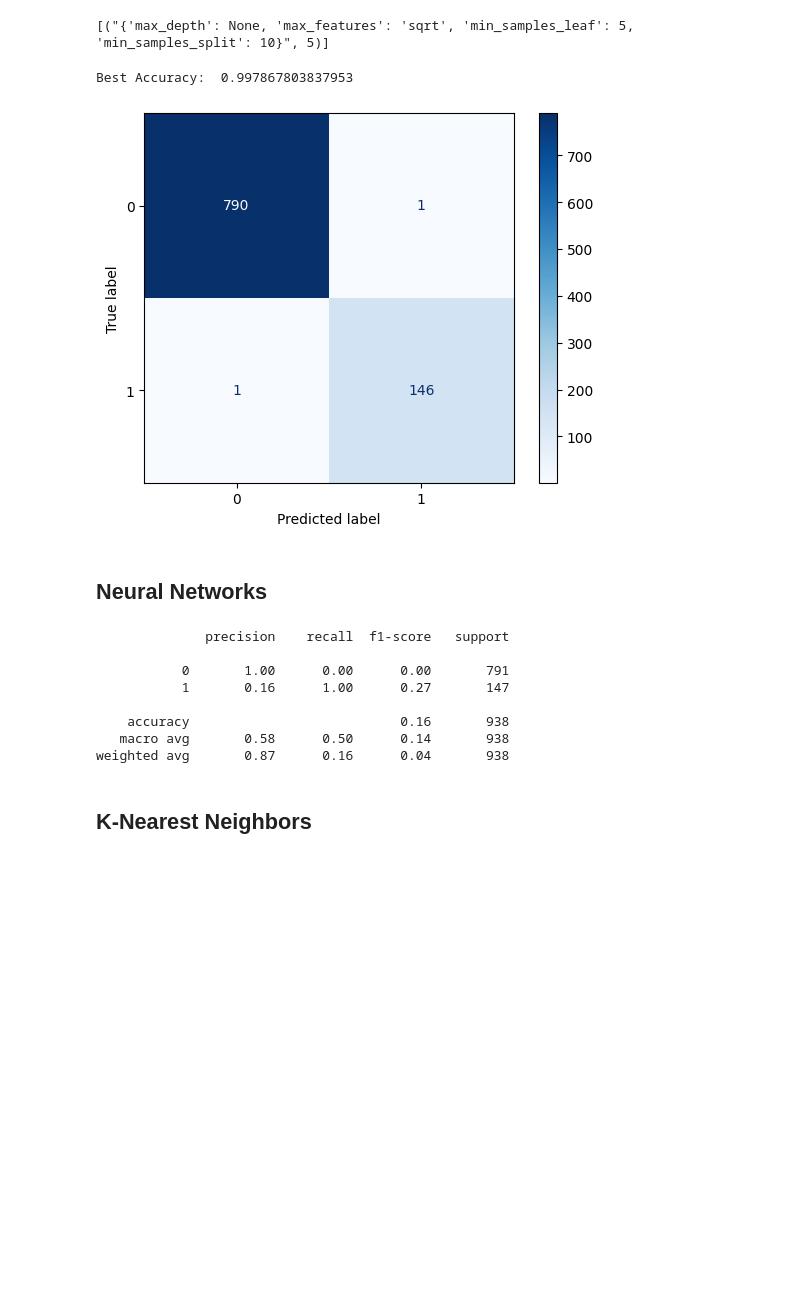
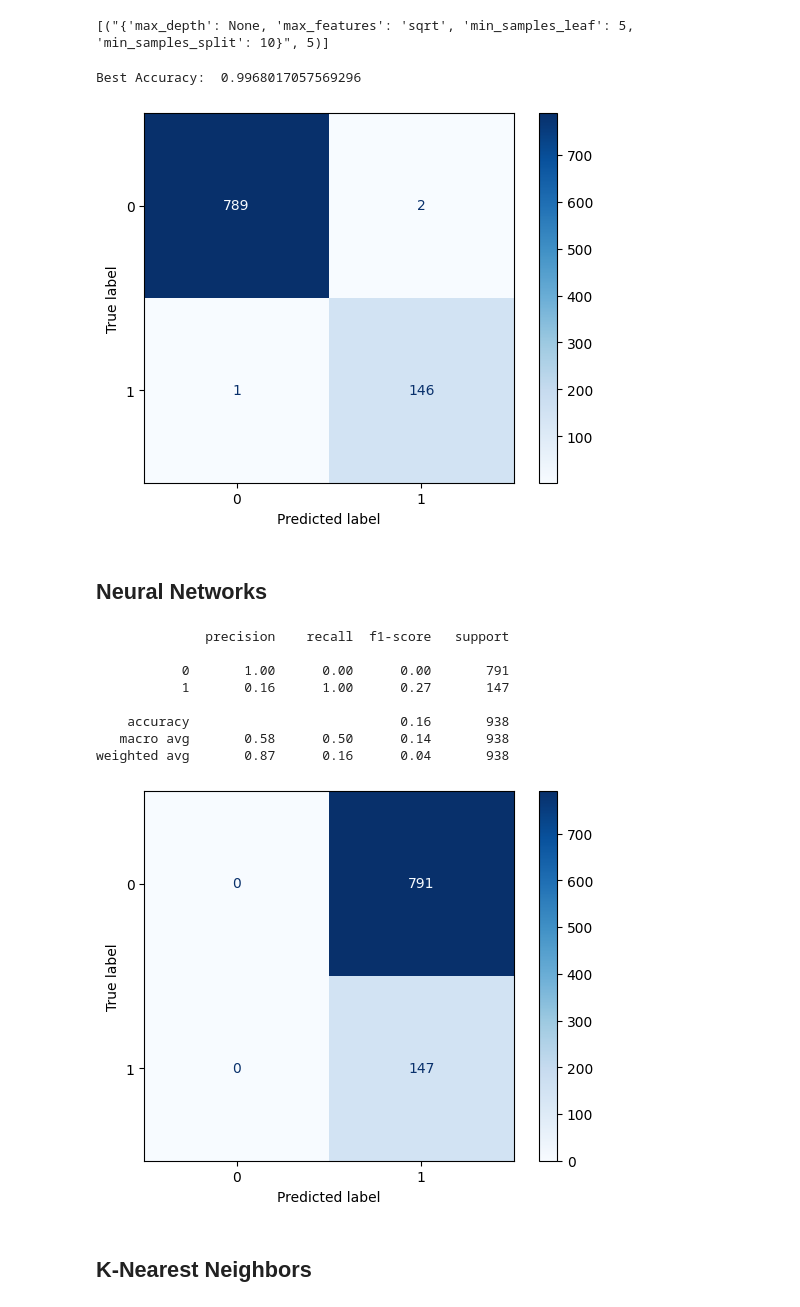
Before and after one commit to Monsterdied/AI, a Jupyter notebook: proj2/Nasa_Asteroids.ipynb, the cells around one changed output. Cells and saved outputs as stored; diff of their text form; code cells hidden in the pictures; blank space fills up the shorter version.

```diff
--- a/proj2/Nasa_Asteroids.ipynb
+++ b/proj2/Nasa_Asteroids.ipynb
@@ -467,7 +467,7 @@ best_accuracy = 0
 best_model = None
 best_predictions = None
 
-for _ in range(50):
+for _ in range(100):
     X_train, X_test, y_train, y_test = train_test_split(X, y, test_size=0.2, random_state=42)
 
     clf = DecisionTreeClassifier(max_features='sqrt', min_samples_leaf=5, min_samples_split=10)
@@ -490,35 +490,46 @@ disp = ConfusionMatrixDisplay(confusion_matrix=cm, display_labels=best_model.cla
 disp.plot(cmap=plt.cm.Blues)
 plt.show()
 # %% [output]
-Best Accuracy:  0.997867803837953
+Best Accuracy:  0.9968017057569296
 [figure]
 # %% [markdown]
 ## Neural Networks
 # %%
 from sklearn.neural_network import MLPClassifier
 
 X_train, X_test, y_train, y_test = train_test_split(X, y, test_size=0.2, random_state=42)
 
 # Create an MLPClassifier
 clf = MLPClassifier(hidden_layer_sizes=(100,100), activation='relu', solver='adam',max_iter=2000, random_state=42)
 
 # Train the classifier
 clf.fit(X_train, y_train)
 
 # Make predictions on the test set
 predictions = clf.predict(X_test)
 
 # Print the classification report
 print(classification_report(y_test, predictions, zero_division=1))
+
+# Compute the confusion matrix
+cm = confusion_matrix(y_test, predictions)
+
+# Create a ConfusionMatrixDisplay
+disp = ConfusionMatrixDisplay(confusion_matrix=cm, display_labels=clf.classes_)
+
+# Plot the confusion matrix
+disp.plot(cmap=plt.cm.Blues)
+plt.show()
 # %% [output]
               precision    recall  f1-score   support
 
            0       1.00      0.00      0.00       791
            1       0.16      1.00      0.27       147
 
     accuracy                           0.16       938
    macro avg       0.58      0.50      0.14       938
 weighted avg       0.87      0.16      0.04       938
+[figure, added]
 # %% [markdown]
 ## K-Nearest Neighbors
 # %%
```
